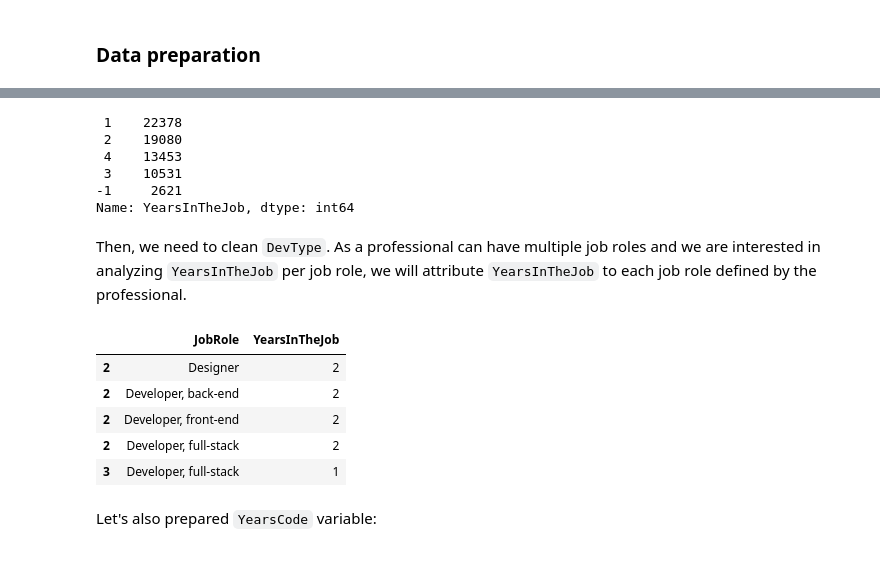
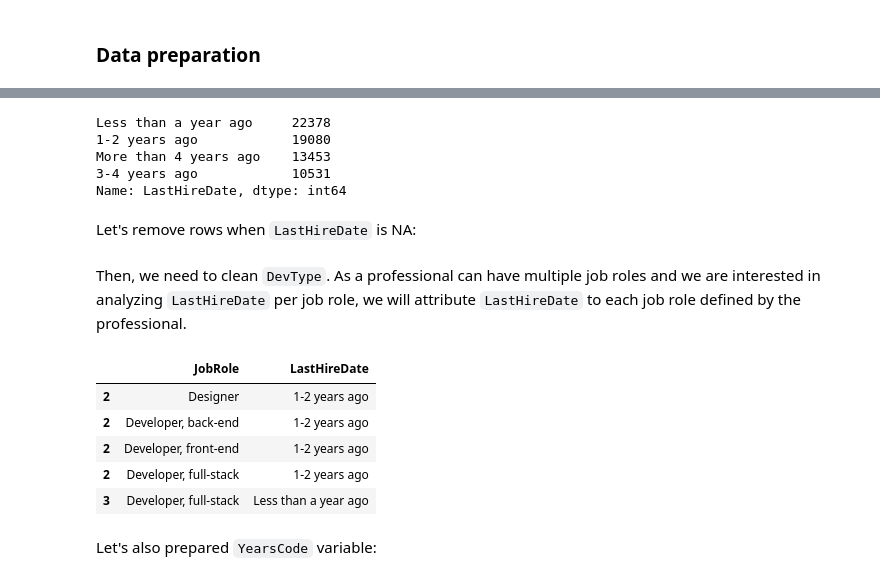
Before and after one commit to besson/stackoverflow-analytics, a Jupyter notebook: exploratory_analysis.ipynb, the cells around one changed output, grey strips where cells are left out. Cells and saved outputs as stored; diff of their text form; code cells hidden in the pictures.

Commit message:
Redo analysis based on last hired date distribution

```diff
--- a/exploratory_analysis.ipynb
+++ b/exploratory_analysis.ipynb
@@ -109,27 +99,29 @@ First, we need to convert `LastHireDate` to discrete values:
 # %%
-p1_df.loc[:,'YearsInTheJob'] = p1_df['LastHireDate'].apply(bucketize_last_hire_date)
-p1_df['YearsInTheJob'].value_counts()
+p1_df['LastHireDate'].value_counts()
 # %% [output]
- 1    22378
- 2    19080
- 4    13453
- 3    10531
--1     2621
-Name: YearsInTheJob, dtype: int64
+Less than a year ago     22378
+1-2 years ago            19080
+More than 4 years ago    13453
+3-4 years ago            10531
+Name: LastHireDate, dtype: int64
+# %% [markdown]
+Let's remove rows when `LastHireDate` is NA:
+# %%
+p1_df = p1_df.dropna(subset=['LastHireDate'])
 # %% [markdown]
-Then, we need to clean `DevType`. As a professional can have multiple job roles and we are interested in analyzing `YearsInTheJob` per job role, we will attribute `YearsInTheJob` to each job role defined by the professional.
+Then, we need to clean `DevType`. As a professional can have multiple job roles and we are interested in analyzing `LastHireDate` per job role, we will attribute `LastHireDate` to each job role defined by the professional.
 # %%
 p1_df.loc[:,'JobRole'] = p1_df['DevType'].apply(lambda x: str(x).split(';'))
 p1_df = p1_df.explode('JobRole')
 p1_df = p1_df[p1_df.JobRole != 'nan']
-p1_df[['JobRole', 'YearsInTheJob']].head()
+p1_df[['JobRole', 'LastHireDate']].head()
 # %% [output]
-|  | JobRole | YearsInTheJob |
-| 2 | Designer | 2 |
-| 2 | Developer, back-end | 2 |
-| 2 | Developer, front-end | 2 |
-| 2 | Developer, full-stack | 2 |
-| 3 | Developer, full-stack | 1 |
+|  | JobRole | LastHireDate |
+| 2 | Designer | 1-2 years ago |
+| 2 | Developer, back-end | 1-2 years ago |
+| 2 | Developer, front-end | 1-2 years ago |
+| 2 | Developer, full-stack | 1-2 years ago |
+| 3 | Developer, full-stack | Less than a year ago |
 # %% [markdown]
 Let's also prepared `YearsCode` variable:
 # %%
```
Also changed, not shown: parts of 25 cells of this notebook, 11 other files.
